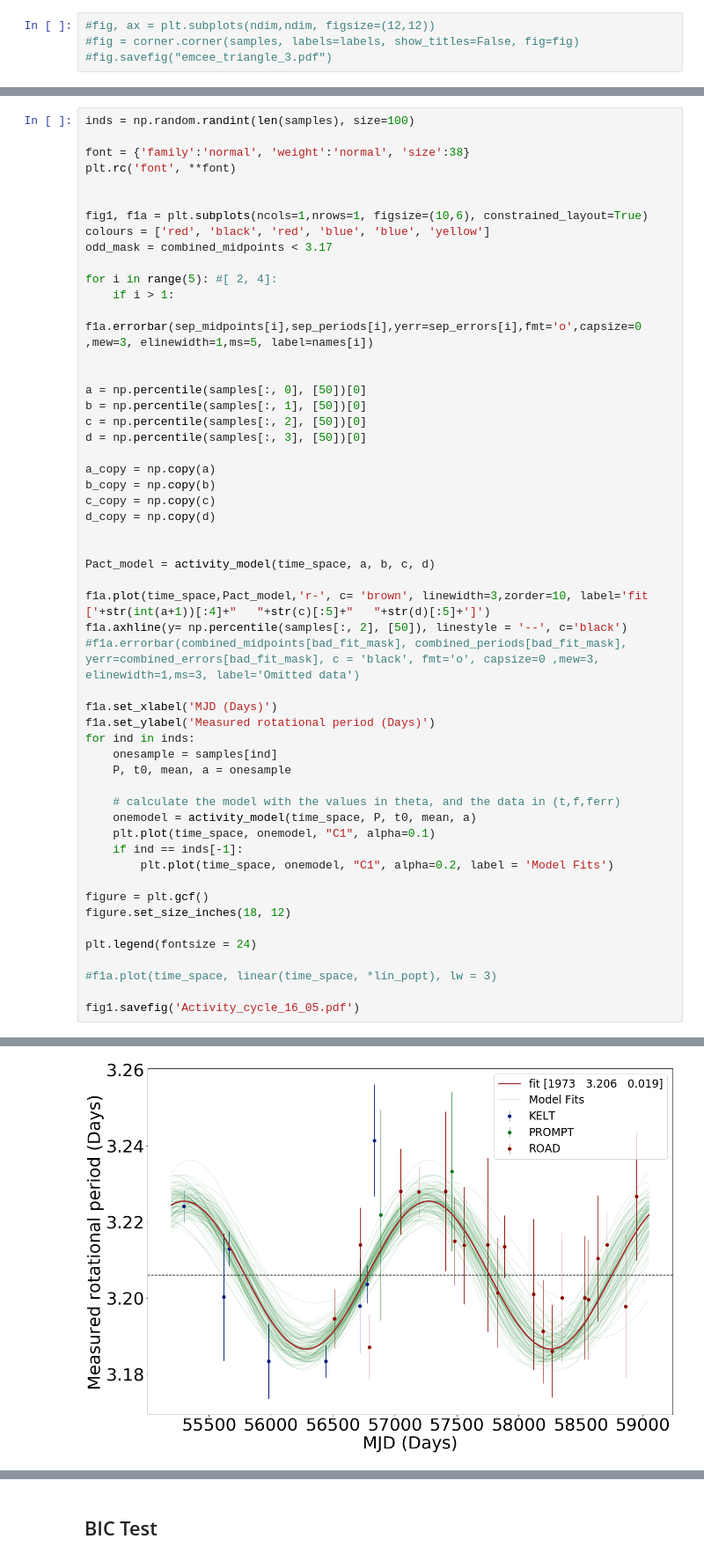
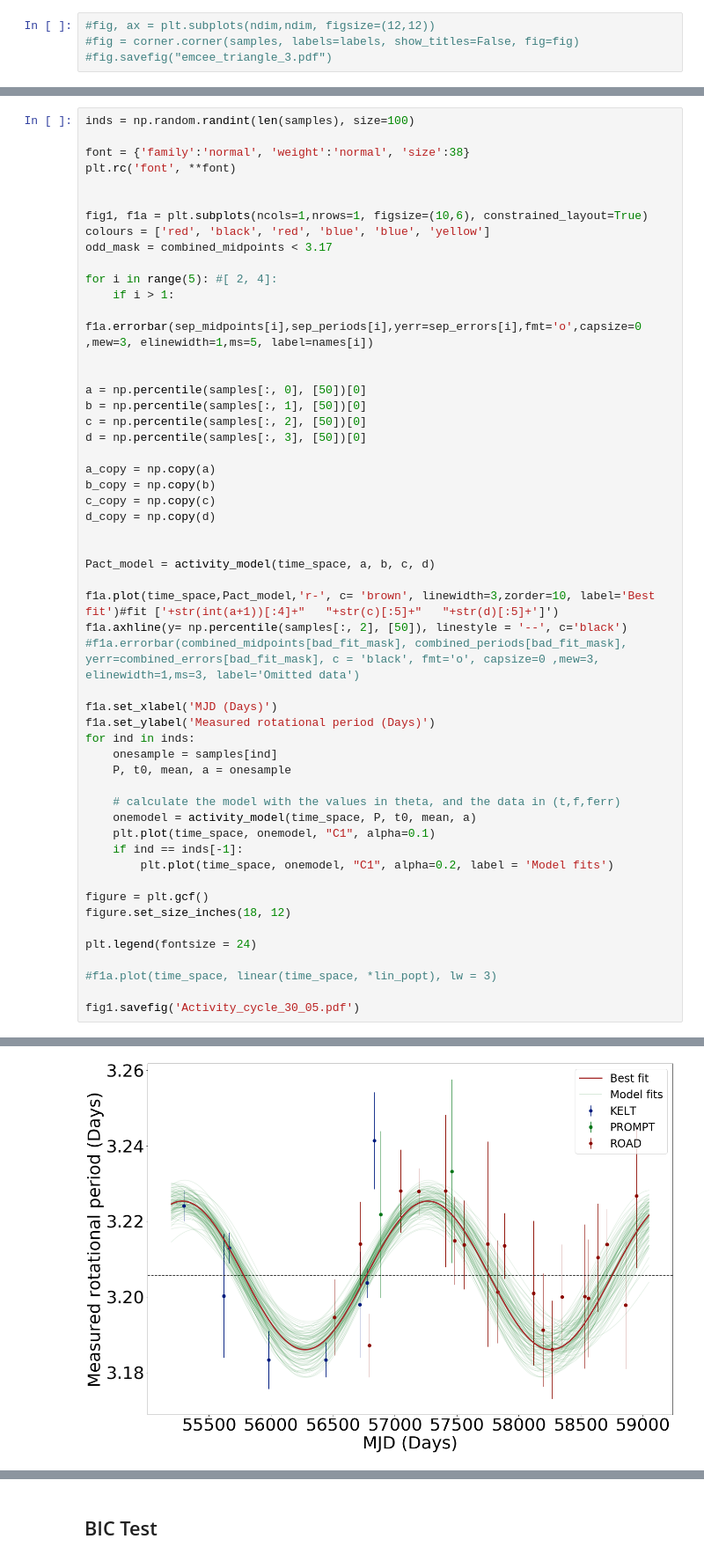
Before and after one commit to StanBarmentloo/A-search-for-transiting-companions-in-the-J1407-system, a Jupyter notebook: Figure 6/Determining_AC-using_LMFIT_pars.ipynb, the cells around one changed output, grey strips where cells are left out. Shown at 88% size. Drawn from its saved outputs; the diff is of its cells as text.

```diff
--- a/Figure 6/Determining_AC-using_LMFIT_pars.ipynb
+++ b/Figure 6/Determining_AC-using_LMFIT_pars.ipynb
@@ -659,7 +661,7 @@ d_copy = np.copy(d)
 
 Pact_model = activity_model(time_space, a, b, c, d)
 
-f1a.plot(time_space,Pact_model,'r-', c= 'brown', linewidth=3,zorder=10, label='fit ['+str(int(a+1))[:4]+"   "+str(c)[:5]+"   "+str(d)[:5]+']')
+f1a.plot(time_space,Pact_model,'r-', c= 'brown', linewidth=3,zorder=10, label='Best fit')#fit ['+str(int(a+1))[:4]+"   "+str(c)[:5]+"   "+str(d)[:5]+']')
 f1a.axhline(y= np.percentile(samples[:, 2], [50]), linestyle = '--', c='black')
 #f1a.errorbar(combined_midpoints[bad_fit_mask], combined_periods[bad_fit_mask], yerr=combined_errors[bad_fit_mask], c = 'black', fmt='o', capsize=0 ,mew=3, elinewidth=1,ms=3, label='Omitted data')
 
@@ -673,7 +675,7 @@ for ind in inds:
     onemodel = activity_model(time_space, P, t0, mean, a)
     plt.plot(time_space, onemodel, "C1", alpha=0.1)
     if ind == inds[-1]:
-        plt.plot(time_space, onemodel, "C1", alpha=0.2, label = 'Model Fits')
+        plt.plot(time_space, onemodel, "C1", alpha=0.2, label = 'Model fits')
 
 figure = plt.gcf()
 figure.set_size_inches(18, 12)
@@ -682,5 +684,5 @@ plt.legend(fontsize = 24)
 
 #f1a.plot(time_space, linear(time_space, *lin_popt), lw = 3)
 
-fig1.savefig('Activity_cycle_16_05.pdf')
+fig1.savefig('Activity_cycle_30_05.pdf')
 # %% [output]
@@ -687,4 +691,4 @@ fig1.savefig('Activity_cycle_16_05.pdf')
-[figure, old version]
+[figure, new version]
 # %%
 #burn = 600
 #fig,ax = plt.subplots(ndim+1,2,figsize=(9.5,9),sharex='col',sharey=False)
```
Also changed, not shown: parts of 12 cells of this notebook, 2 other files.
